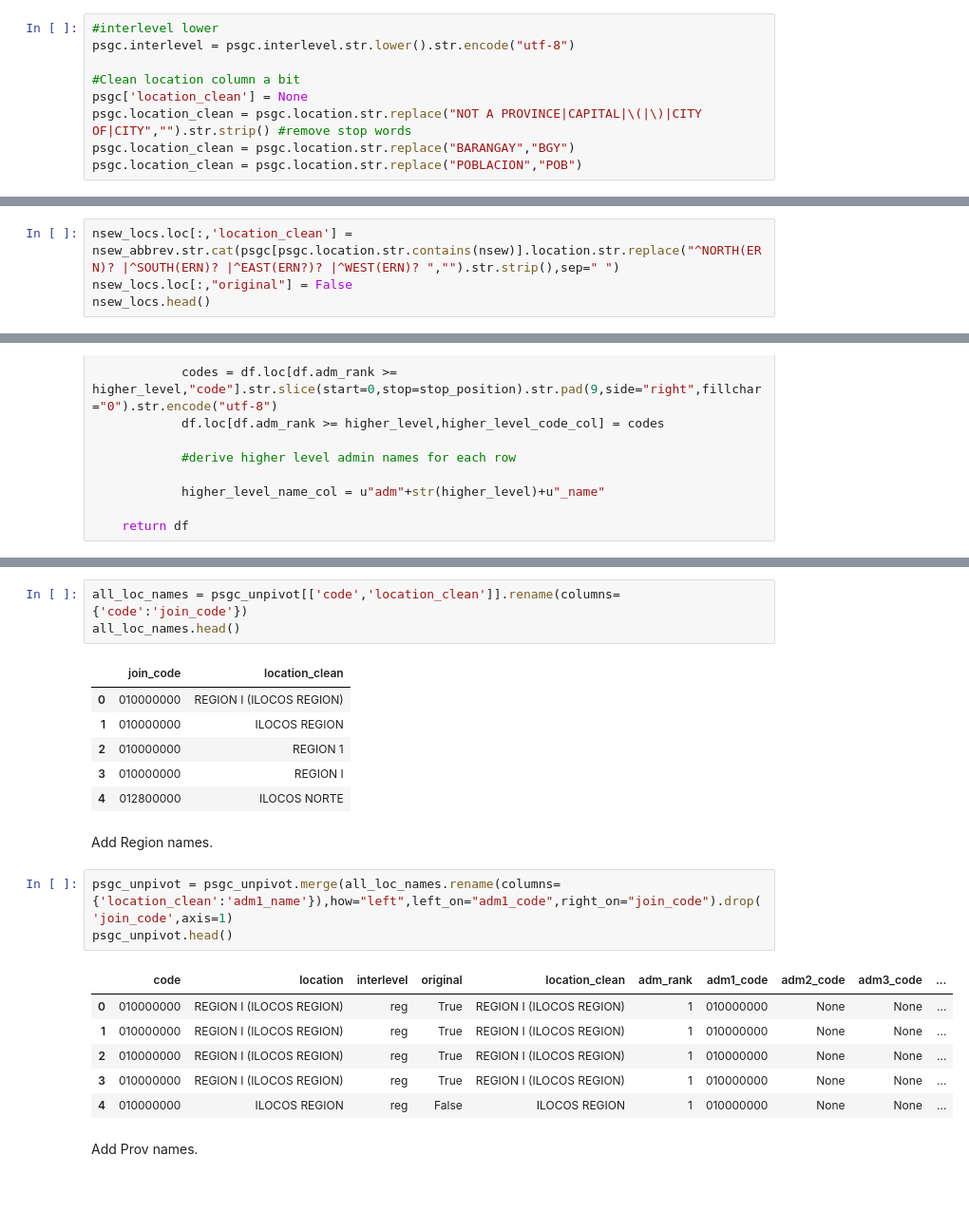
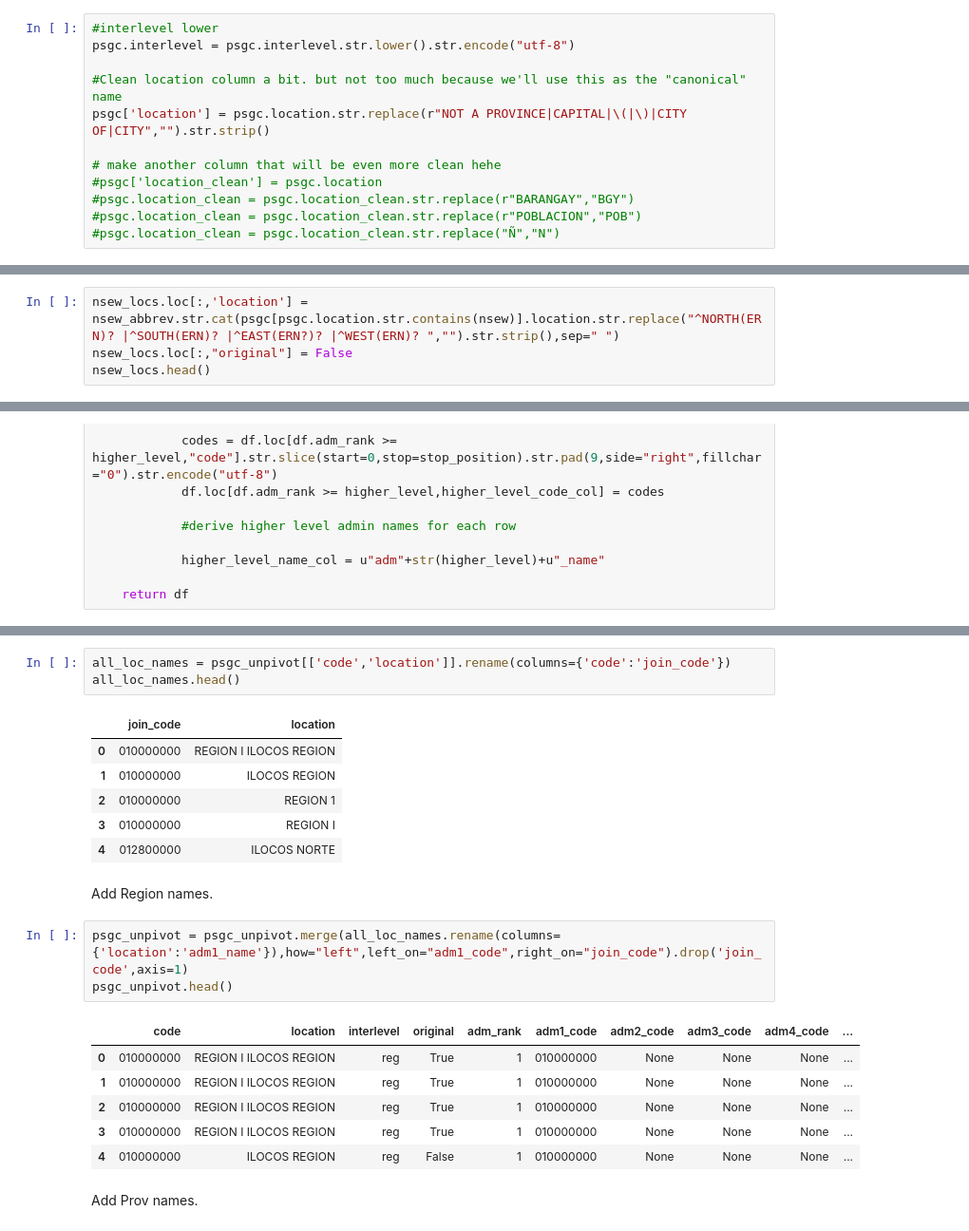
Before and after one commit to thinkingmachines/linksight-2018, a Jupyter notebook: data/Prepare PSGC Reference File.ipynb, the cells around one changed output, grey strips where cells are left out. Shown: that part at 95% size. Saved outputs shown, nothing was run; the diff lists cells and outputs as text; blank space fills up the shorter version.

```diff
--- a/data/Prepare PSGC Reference File.ipynb
+++ b/data/Prepare PSGC Reference File.ipynb
@@ -46,11 +46,14 @@ psgc = psgc[psgc.location.isin(["CAPITAL","NOT A PROVINCE"])==False].reset_index
 #interlevel lower
 psgc.interlevel = psgc.interlevel.str.lower().str.encode("utf-8")
 
-#Clean location column a bit
-psgc['location_clean'] = None
-psgc.location_clean = psgc.location.str.replace("NOT A PROVINCE|CAPITAL|\(|\)|CITY OF|CITY","").str.strip() #remove stop words
-psgc.location_clean = psgc.location.str.replace("BARANGAY","BGY")
-psgc.location_clean = psgc.location.str.replace("POBLACION","POB")
+#Clean location column a bit. but not too much because we'll use this as the "canonical" name
+psgc['location'] = psgc.location.str.replace(r"NOT A PROVINCE|CAPITAL|\(|\)|CITY OF|CITY","").str.strip()
+
+# make another column that will be even more clean hehe
+#psgc['location_clean'] = psgc.location
+#psgc.location_clean = psgc.location_clean.str.replace(r"BARANGAY","BGY")
+#psgc.location_clean = psgc.location_clean.str.replace(r"POBLACION","POB")
+#psgc.location_clean = psgc.location_clean.str.replace("Ñ","N")
 # %%
 nsew = re.compile(r"^NORTH(ERN)? |^SOUTH(ERN)? |^EAST(ERN?)? |^WEST(ERN)? ")
 nsew_locs = psgc[psgc.location.str.contains(nsew)]
@@ -75,5 +78,5 @@ nsew_locs.head()
 # %%
-nsew_locs.loc[:,'location_clean'] = nsew_abbrev.str.cat(psgc[psgc.location.str.contains(nsew)].location.str.replace("^NORTH(ERN)? |^SOUTH(ERN)? |^EAST(ERN?)? |^WEST(ERN)? ","").str.strip(),sep=" ")
+nsew_locs.loc[:,'location'] = nsew_abbrev.str.cat(psgc[psgc.location.str.contains(nsew)].location.str.replace("^NORTH(ERN)? |^SOUTH(ERN)? |^EAST(ERN?)? |^WEST(ERN)? ","").str.strip(),sep=" ")
 nsew_locs.loc[:,"original"] = False
 nsew_locs.head()
 # %% [output]
@@ -194,9 +191,9 @@ psgc_unpivot.head(10)
 # %%
-all_loc_names = psgc_unpivot[['code','location_clean']].rename(columns={'code':'join_code'})
+all_loc_names = psgc_unpivot[['code','location']].rename(columns={'code':'join_code'})
 all_loc_names.head()
 # %% [output]
-|  | join_code | location_clean |
-| 0 | 010000000 | REGION I (ILOCOS REGION) |
+|  | join_code | location |
+| 0 | 010000000 | REGION I ILOCOS REGION |
 | 1 | 010000000 | ILOCOS REGION |
 | 2 | 010000000 | REGION 1 |
 | 3 | 010000000 | REGION I |
@@ -204,15 +201,15 @@ all_loc_names.head()
 # %% [markdown]
 Add Region names.
 # %%
-psgc_unpivot = psgc_unpivot.merge(all_loc_names.rename(columns={'location_clean':'adm1_name'}),how="left",left_on="adm1_code",right_on="join_code").drop('join_code',axis=1)
+psgc_unpivot = psgc_unpivot.merge(all_loc_names.rename(columns={'location':'adm1_name'}),how="left",left_on="adm1_code",right_on="join_code").drop('join_code',axis=1)
 psgc_unpivot.head()
 # %% [output]
-|  | code | location | interlevel | original | location_clean | adm_rank | adm1_code | adm2_code | adm3_code | ... |
-| 0 | 010000000 | REGION I (ILOCOS REGION) | reg | True | REGION I (ILOCOS REGION) | 1 | 010000000 | None | None | ... |
-| 1 | 010000000 | REGION I (ILOCOS REGION) | reg | True | REGION I (ILOCOS REGION) | 1 | 010000000 | None | None | ... |
-| 2 | 010000000 | REGION I (ILOCOS REGION) | reg | True | REGION I (ILOCOS REGION) | 1 | 010000000 | None | None | ... |
-| 3 | 010000000 | REGION I (ILOCOS REGION) | reg | True | REGION I (ILOCOS REGION) | 1 | 010000000 | None | None | ... |
-| 4 | 010000000 | ILOCOS REGION | reg | False | ILOCOS REGION | 1 | 010000000 | None | None | ... |
+|  | code | location | interlevel | original | adm_rank | adm1_code | adm2_code | adm3_code | adm4_code | ... |
+| 0 | 010000000 | REGION I ILOCOS REGION | reg | True | 1 | 010000000 | None | None | None | ... |
+| 1 | 010000000 | REGION I ILOCOS REGION | reg | True | 1 | 010000000 | None | None | None | ... |
+| 2 | 010000000 | REGION I ILOCOS REGION | reg | True | 1 | 010000000 | None | None | None | ... |
+| 3 | 010000000 | REGION I ILOCOS REGION | reg | True | 1 | 010000000 | None | None | None | ... |
+| 4 | 010000000 | ILOCOS REGION | reg | False | 1 | 010000000 | None | None | None | ... |
 # %% [markdown]
 Add Prov names.
 # %%
```
Also changed, not shown: parts of 25 cells of this notebook, 2 other files.
